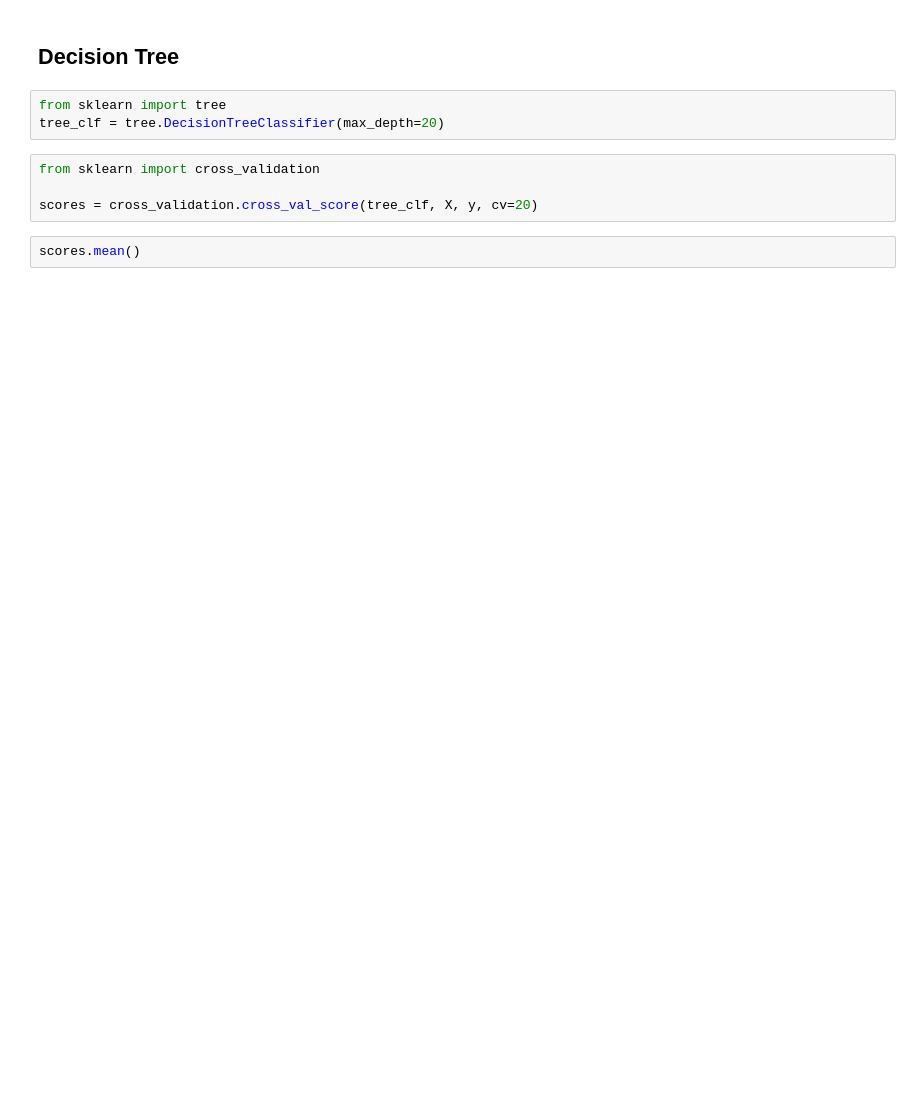
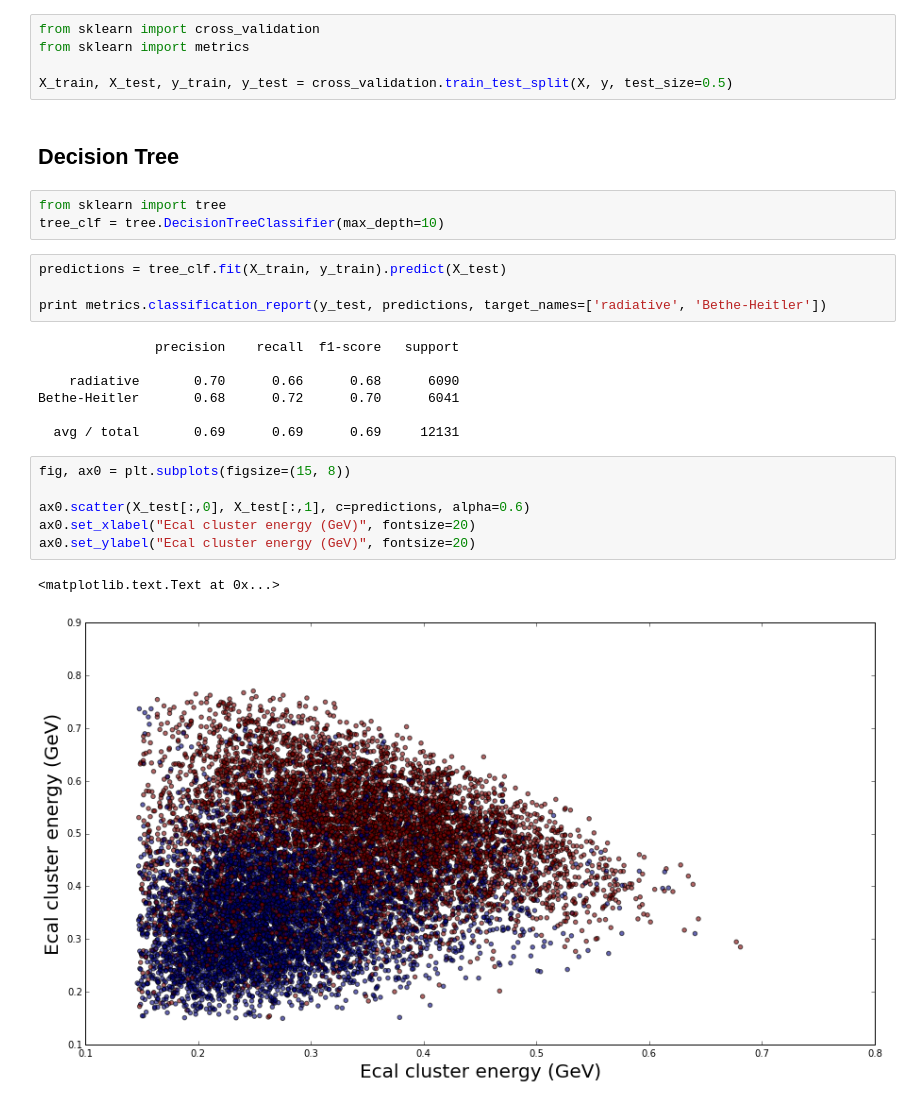
Before and after one commit to omar-moreno/hps-analysis, a Jupyter notebook: python/notebooks/radiative_signal_classification.ipynb, the cells around one changed output. Saved outputs shown, nothing was run; the diff lists cells and outputs as text; blank space fills up the shorter version.

```diff
--- a/python/notebooks/radiative_signal_classification.ipynb
+++ b/python/notebooks/radiative_signal_classification.ipynb
@@ -130,11 +140,30 @@ Shape of y: (231666,)
+# %%
+from sklearn import cross_validation
+from sklearn import metrics
+
+X_train, X_test, y_train, y_test = cross_validation.train_test_split(X, y, test_size=0.5)
 # %% [markdown]
 ## Decision Tree
 # %%
 from sklearn import tree
-tree_clf = tree.DecisionTreeClassifier(max_depth=20)
+tree_clf = tree.DecisionTreeClassifier(max_depth=10)
-# %%
-from sklearn import cross_validation
-
-scores = cross_validation.cross_val_score(tree_clf, X, y, cv=20)
-# %%
-scores.mean()
+# %%
+predictions = tree_clf.fit(X_train, y_train).predict(X_test)
+
+print metrics.classification_report(y_test, predictions, target_names=['radiative', 'Bethe-Heitler'])
+# %% [output]
+               precision    recall  f1-score   support
+
+    radiative       0.70      0.66      0.68      6090
+Bethe-Heitler       0.68      0.72      0.70      6041
+
+  avg / total       0.69      0.69      0.69     12131
+# %%
+fig, ax0 = plt.subplots(figsize=(15, 8))
+
+ax0.scatter(X_test[:,0], X_test[:,1], c=predictions, alpha=0.6)
+ax0.set_xlabel("Ecal cluster energy (GeV)", fontsize=20)
+ax0.set_ylabel("Ecal cluster energy (GeV)", fontsize=20)
+# %% [output]
+<matplotlib.text.Text at 0x...>
+[figure, added]
```
Also changed, not shown: parts of 5 cells of this notebook.
